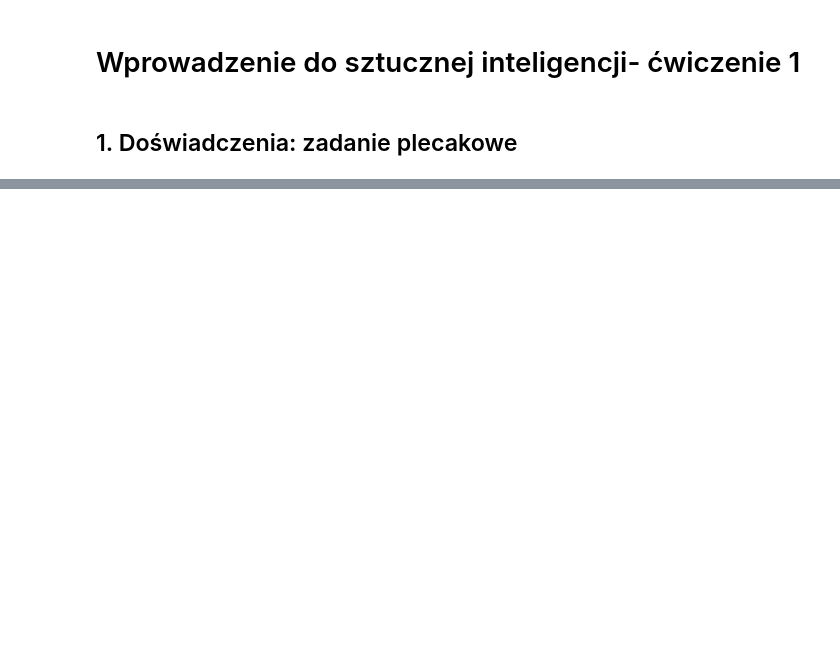
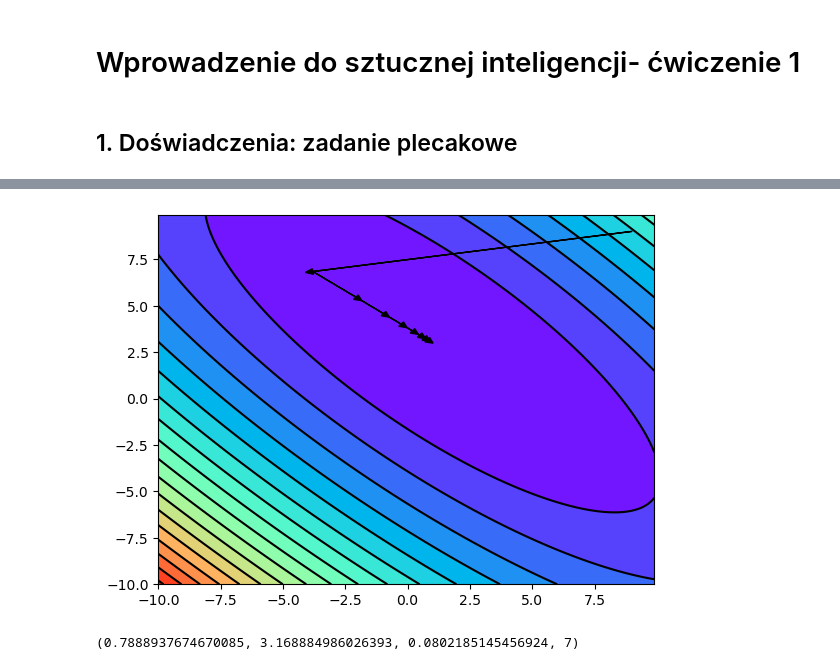
Before and after one commit to Kshys13k/IntroductionToAIProjects, a Jupyter notebook: Doświadczenia.ipynb, the cells around one changed output, grey strips where cells are left out. Saved outputs shown, nothing was run; the diff lists cells and outputs as text; code cells hidden in the pictures; blank space fills up the shorter version.

Commit message:
booth converted to class, report v2

```diff
--- a/Doświadczenia.ipynb
+++ b/Doświadczenia.ipynb
@@ -49,0 +117,7 @@ price sum: 17
+# %%
+fmb=FindMinimumBooth()
+# %%
+fmb.gradientDescentPlot(9,9, 0.1, 10000, 0.1)
+# %% [output]
+[figure, added]
+(0.7888937674670085, 3.168884986026393, 0.0802185145456924, 7)
```
Also changed, not shown: parts of 11 cells of this notebook, 2 other files.
